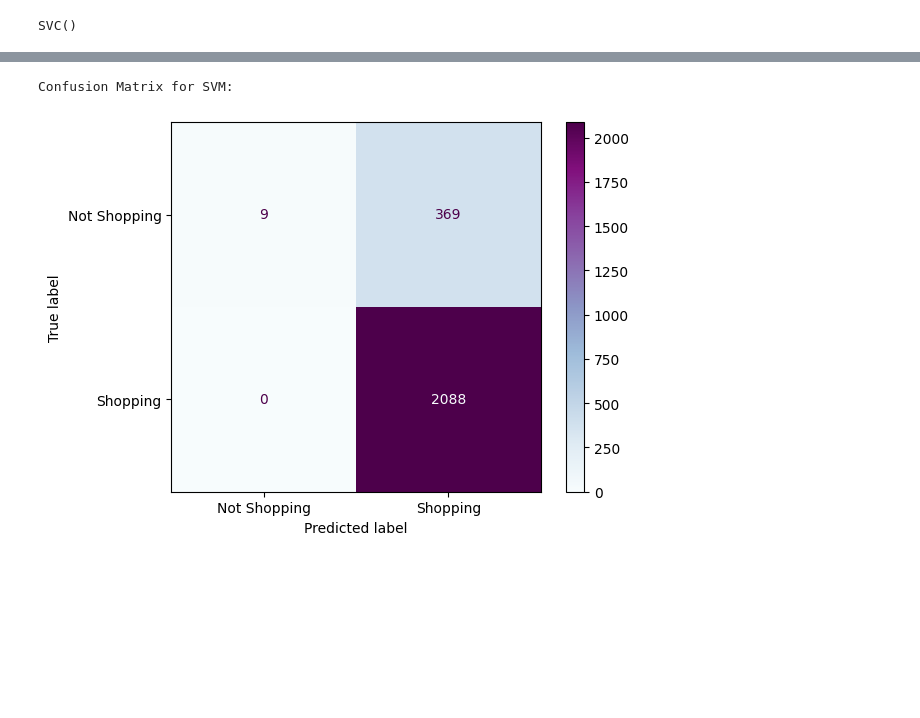
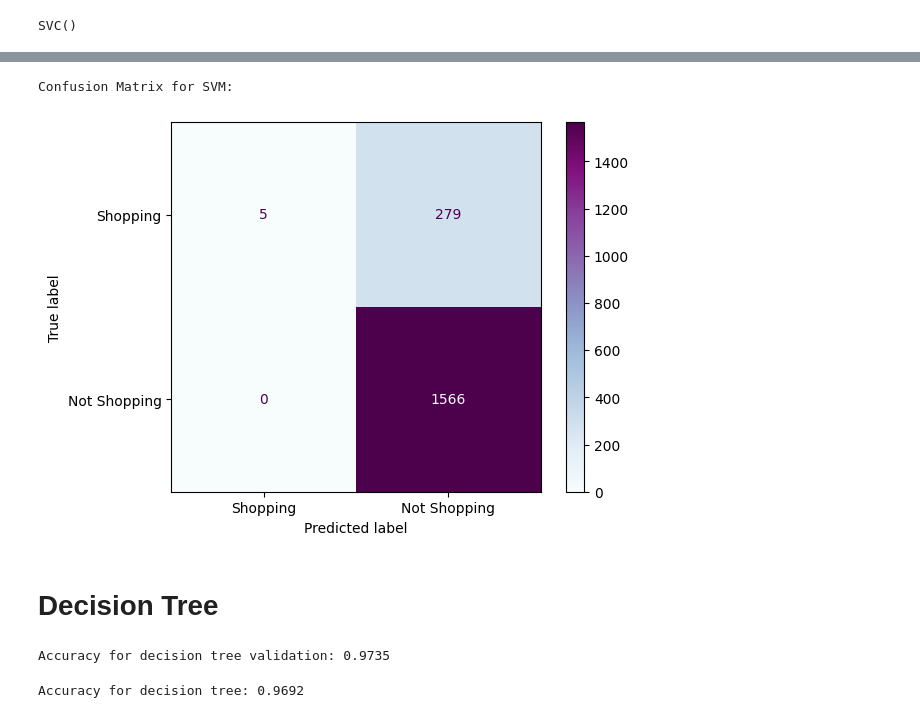
Before and after one commit to Scootablyat/ISCS-Project-Group9, a Jupyter notebook: ISCS-Project.ipynb, the cells around one changed output, grey strips where cells are left out. Drawn from its saved outputs; the diff is of its cells as text; code cells hidden in the pictures; blank space fills up the shorter version.

Commit message:
added decision tree

```diff
--- a/ISCS-Project.ipynb
+++ b/ISCS-Project.ipynb
@@ -476,7 +482,11 @@ y = df['Revenue']
 # %%
 from sklearn.model_selection import train_test_split
 
-t_size = 0.2
-X_train, X_test, y_train, y_test = train_test_split(X, y, test_size=t_size, random_state=2099)
+
+X_train, X_temp, y_train, y_temp = train_test_split(X, y, test_size=0.3, random_state=98)
+X_val, X_test, y_val, y_test = train_test_split(X_temp, y_temp, test_size=0.5, random_state=43)
+
 pd.Series(y_test).value_counts()
+
+#false = 1, true = 0
 # %% [output]
@@ -500,10 +514,10 @@ Accuracy for SVM: 0.8504
 # %%
 from sklearn.metrics import confusion_matrix, ConfusionMatrixDisplay
 
-def plot_confusion_matrix(model):
+def plot_confusion_matrix(model, X_test, y_test):
     """Generates and plots a confusion matrix, given a model."""
     y_pred = model.predict(X_test)
     cm = confusion_matrix(y_test, y_pred)
-    disp = ConfusionMatrixDisplay(confusion_matrix=cm, display_labels=['Not Shopping','Shopping'])
+    disp = ConfusionMatrixDisplay(confusion_matrix=cm, display_labels=['Shopping','Not Shopping'])
     disp.plot(cmap='BuPu')
     plt.show()
@@ -510,6 +530,8 @@ def plot_confusion_matrix(model):
 # %%
 print('Confusion Matrix for SVM:')
-plot_confusion_matrix(svm_clf)
+plot_confusion_matrix(svm_clf, X_test, y_test)
 # %% [output]
 Confusion Matrix for SVM:
-[figure, old version]
+[figure, new version]
+# %% [markdown]
+# Decision Tree
@@ -515,0 +544,9 @@ Confusion Matrix for SVM:
+# %%
+print('Accuracy for decision tree validation:', round(dtree.score(X_val, y_val), 4))
+# %% [output]
+Accuracy for decision tree validation: 0.9735
+# %%
+dtree_acc = dtree.score(X_test, y_test)
+print('Accuracy for decision tree:', round(dtree_acc, 4))
+# %% [output]
+Accuracy for decision tree: 0.9692
```
Also changed, not shown: parts of 12 cells of this notebook.
